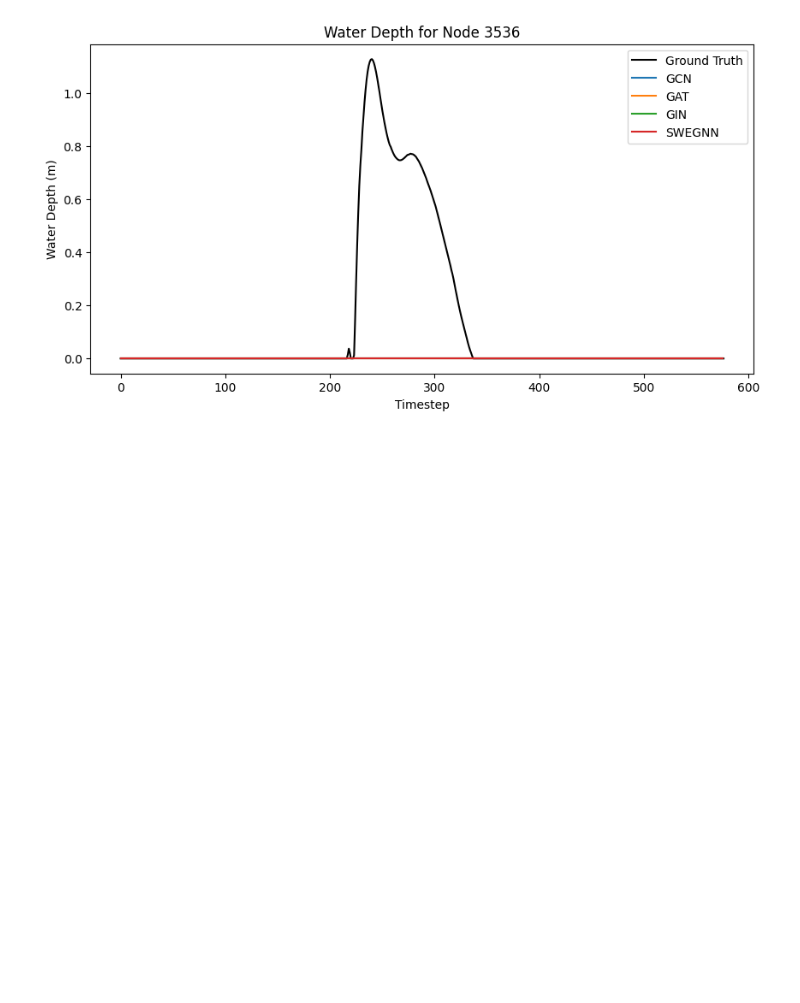
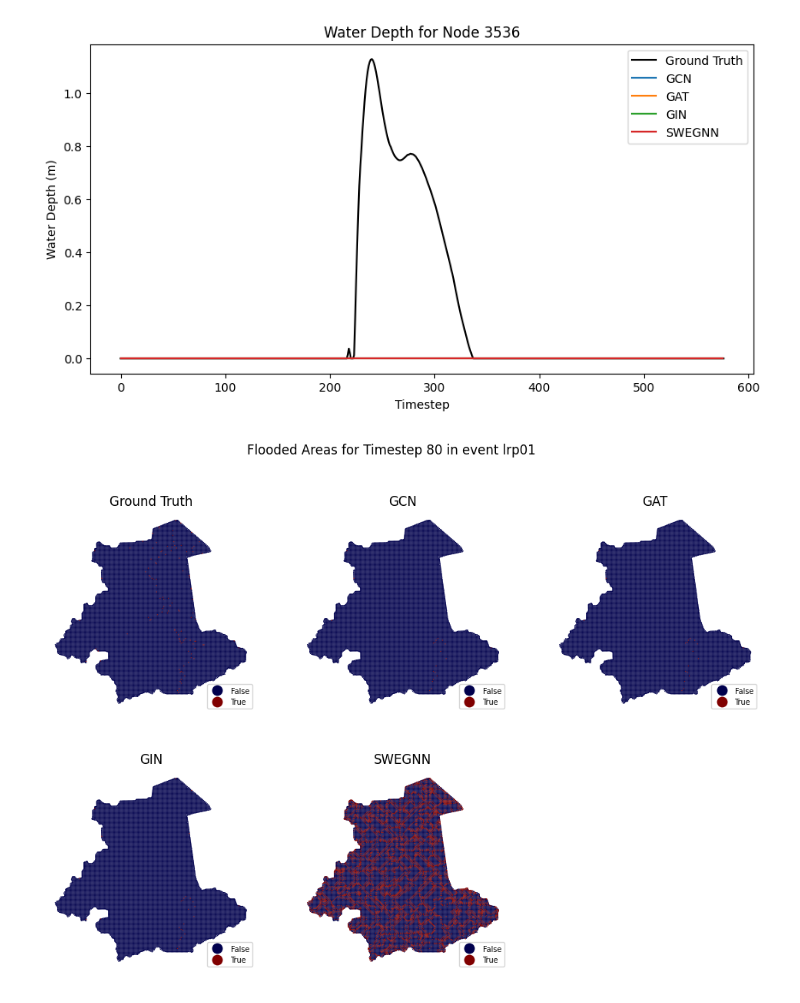
Before and after one commit to acostacos/gnn_flood_modeling, a Jupyter notebook: view_metrics.ipynb, the cells around one changed output. Drawn from its saved outputs; the diff is of its cells as text; code cells hidden in the pictures; blank space fills up the shorter version.

```diff
--- a/view_metrics.ipynb
+++ b/view_metrics.ipynb
@@ -170,3 +180,71 @@ def plot_node_water_depth_for_all_models(metric_paths: list[str], node_idx: int,
 plot_node_water_depth_for_all_models(metric_paths, NODE_IDX, ground_truth=water_depth)
 # %% [output]
 [figure]
+# %%
+import geopandas as gpd
+
+def convert_water_depth_to_binary(water_level: np.ndarray, water_threshold: float = 0.3) -> np.ndarray:
+    return (water_level > water_threshold)
+
+def plot_cell_map(axis, node_shp_path: str, water_depth: np.ndarray, title: str):
+    node_df = gpd.read_file(node_shp_path)
+    value_column = 'water_level'
+    cmap = plt.get_cmap('seismic')
+    shared_plot_kwargs = {
+        'cmap': cmap,
+        'column': value_column,
+        'linewidth': 0.3,
+        'markersize': 0.5,
+        'legend': True,
+        'legend_kwds': {'loc': 'lower right', 'fontsize': 'x-small', 'labels': ['Not Flooded', 'Flooded'] },
+    }
+    node_df[value_column] = water_depth
+
+    node_df.plot(ax=axis, **shared_plot_kwargs)
+    axis.set_title(title)
+    axis.set_axis_off()
+
+def plot_flooded_areas_for_all_models(node_shp_path: str, metric_paths: list[str], timestep: int, ground_truth: torch.Tensor = None, water_threshold: float = 0.3):
+    event_name = metric_paths[0].split('/')[-1].split('_')[1]
+    ncols = 3
+    num_plots = len(metric_paths) + (1 if ground_truth is not None else 0)
+    nrows = (num_plots + ncols - 1) // ncols
+    assert ncols * nrows >= len(metric_paths) + (1 if ground_truth is not None else 0), f"Not enough subplots for {len(metric_paths)} metrics"
+
+    fig, ax = plt.subplots(figsize=(12,8), ncols=ncols, nrows=nrows)
+    fig.suptitle(f'Flooded Areas for Timestep {timestep} in event {event_name}')
+    index = 0
+
+    if ground_truth is not None:
+        binary_gt = convert_water_depth_to_binary(ground_truth[timestep, :], water_threshold)
+        ax_row = index // ncols
+        ax_col = index % ncols
+        plot_cell_map(ax[ax_row, ax_col], node_shp_path, binary_gt, title='Ground Truth')
+        index += 1
+
+    data_shape = None
+    for path in metric_paths:
+        pred = np.load(path, allow_pickle=True)['pred']
+        if data_shape is None:
+            data_shape = pred.shape
+        assert pred.shape == data_shape, f"Data shape mismatch: {pred.shape} vs {data_shape}"
+
+        binary_pred = convert_water_depth_to_binary(pred[timestep, :, :].squeeze(), water_threshold)
+        title = path.split('/')[-1].split('_')[0]
+        ax_row = index // ncols
+        ax_col = index % ncols
+        plot_cell_map(ax[ax_row, ax_col], node_shp_path, binary_pred, title=title)
+        index += 1
+
+    while index < (nrows * ncols):
+        ax_row = index // ncols
+        ax_col = index % ncols
+        ax[ax_row, ax_col].axis('off')
+        index += 1
+
+    plt.show()
+
+TIMESTEP = 80
+plot_flooded_areas_for_all_models(node_shp_path, metric_paths, timestep=TIMESTEP, ground_truth=water_depth, water_threshold=0.05)
+# %% [output]
+[figure, added]
```
Also changed, not shown: parts of 7 cells of this notebook.
